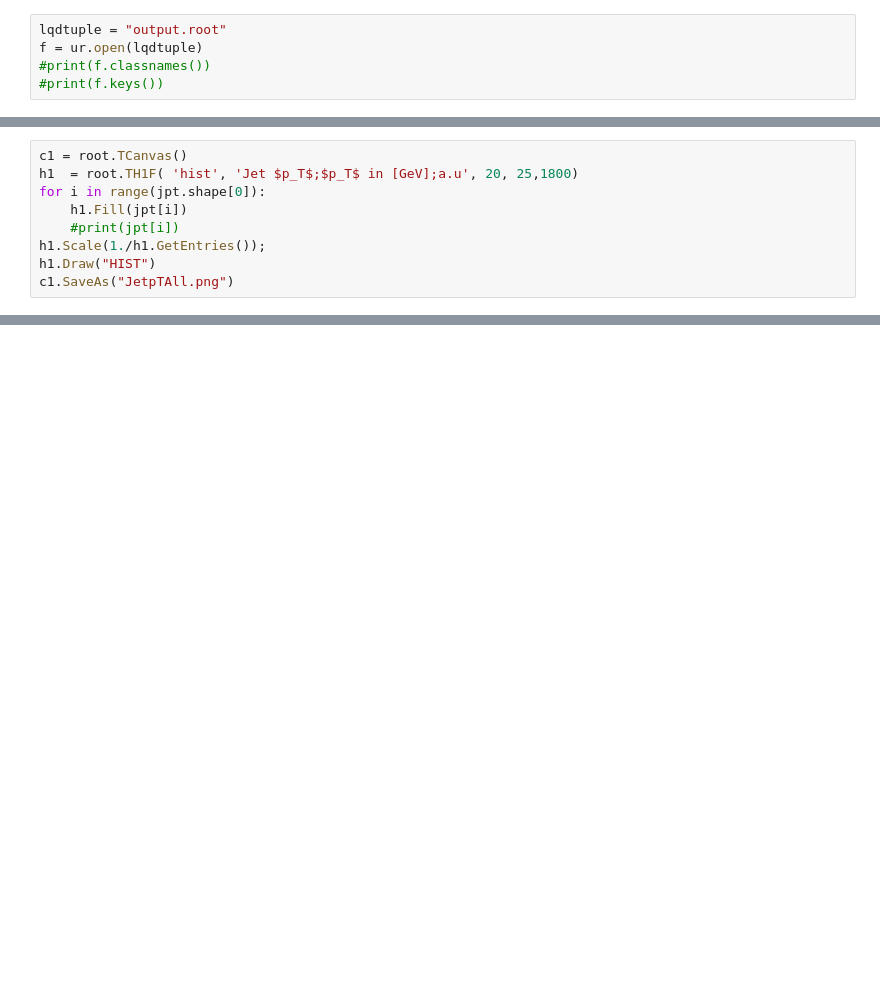
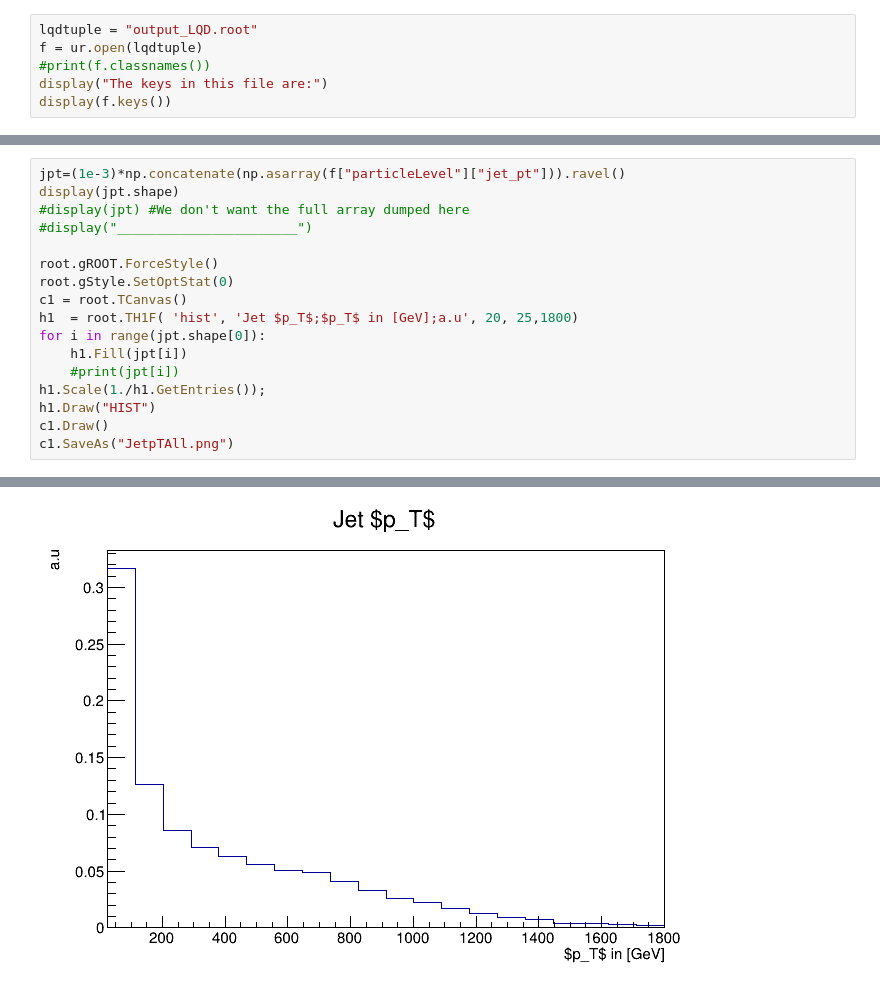
Before and after one commit to SAMMY0909/AnaTopOutputPlots, a Jupyter notebook: LQD_VALIDATION.ipynb, the cells around one changed output, grey strips where cells are left out. Drawn from its saved outputs; the diff is of its cells as text; blank space fills up the shorter version.

Commit message:
Added more relevant stuff
Suppressed verbose outputs meant for debugging

```diff
--- a/LQD_VALIDATION.ipynb
+++ b/LQD_VALIDATION.ipynb
@@ -17,5 +24,6 @@ from math import log
 # %%
-lqdtuple = "output.root"
+lqdtuple = "output_LQD.root"
 f = ur.open(lqdtuple)
 #print(f.classnames())
-#print(f.keys())
+display("The keys in this file are:")
+display(f.keys())
@@ -120,4 +132,11 @@ _______________________
 # %%
+jpt=(1e-3)*np.concatenate(np.asarray(f["particleLevel"]["jet_pt"])).ravel()
+display(jpt.shape)
+#display(jpt) #We don't want the full array dumped here
+#display("_______________________")
+
+root.gROOT.ForceStyle()
+root.gStyle.SetOptStat(0)
 c1 = root.TCanvas()
 h1  = root.TH1F( 'hist', 'Jet $p_T$;$p_T$ in [GeV];a.u', 20, 25,1800)
 for i in range(jpt.shape[0]):
@@ -125,5 +144,6 @@ for i in range(jpt.shape[0]):
     #print(jpt[i])
 h1.Scale(1./h1.GetEntries());
 h1.Draw("HIST")
+c1.Draw()
 c1.SaveAs("JetpTAll.png")
 # %% [output]
@@ -132 +153,2 @@ Info in <TCanvas::Print>: png file JetpTAll.png has been created
+[figure, added]
 # %%
```
Also changed, not shown: parts of 14 cells of this notebook.
